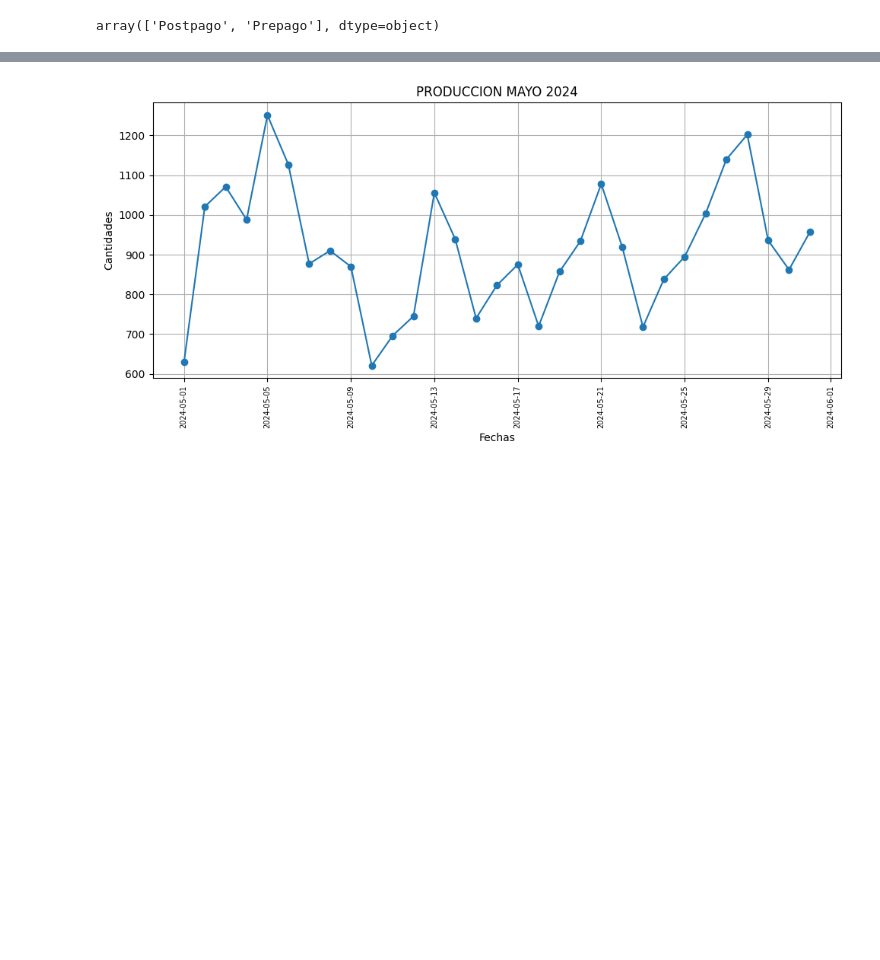
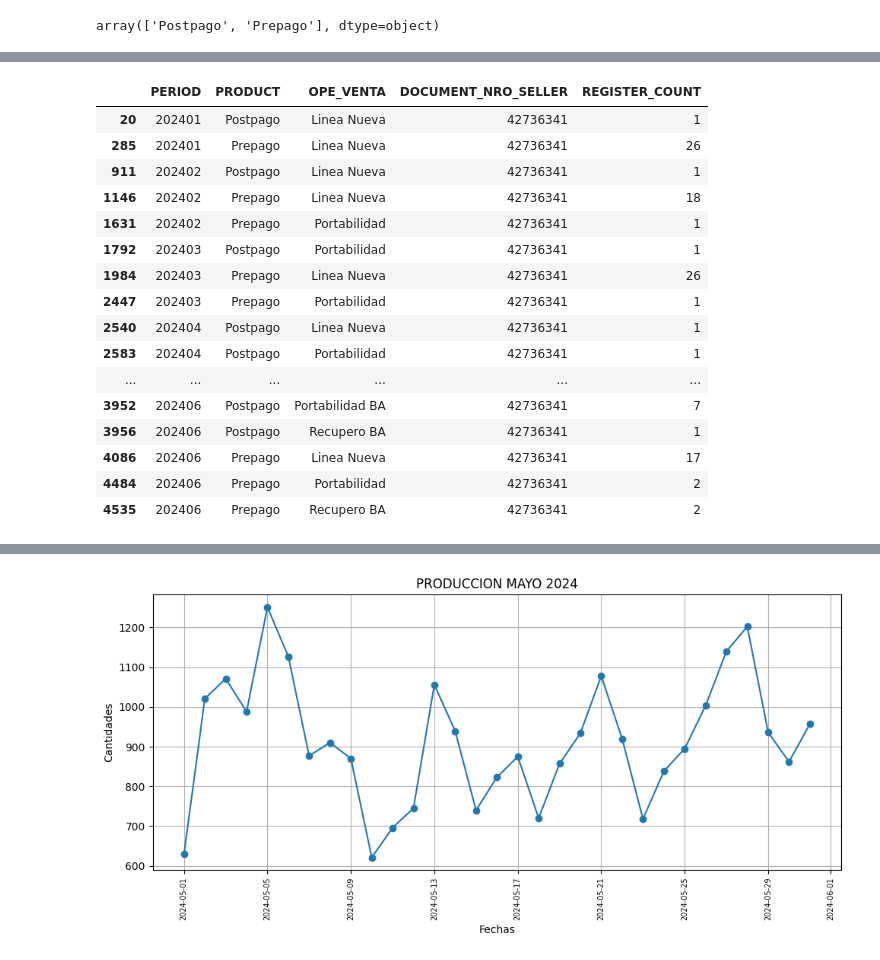
Before and after one commit to Dannielqfr/itd, a Jupyter notebook: src/source.ipynb, the cells around one changed output, grey strips where cells are left out. Drawn from its saved outputs; the diff is of its cells as text; code cells hidden in the pictures; blank space fills up the shorter version.

```diff
--- a/src/source.ipynb
+++ b/src/source.ipynb
@@ -510,0 +521,6 @@ See the caveats in the documentation: https://pandas.pydata.org/pandas-docs/stab
+# %%
+import os
+from pandasai import Agent
+
+os.environ["PANDASAI_API_KEY"]="$2a$10$i3ff9rHS26HDIouwJ968Pe9Hz8tFJyByLplGgO6TKRPcq/Nr50qkK"
+agent = Agent(data_unique)
@@ -510,0 +547,25 @@ See the caveats in the documentation: https://pandas.pydata.org/pandas-docs/stab
+# %%
+result = agent.chat("I want to know how many registers there are per PERIOD, PRODUCT, OPE_VENTA and per DOCUMENT_NRO_SELLER")
+# %%
+seller = '42736341'
+light_seller = result['DOCUMENT_NRO_SELLER']==seller
+filtered_seller = result[light_seller]
+filtered_seller
+# %% [output]
+|  | PERIOD | PRODUCT | OPE_VENTA | DOCUMENT_NRO_SELLER | REGISTER_COUNT |
+| 20 | 202401 | Postpago | Linea Nueva | 42736341 | 1 |
+| 285 | 202401 | Prepago | Linea Nueva | 42736341 | 26 |
+| 911 | 202402 | Postpago | Linea Nueva | 42736341 | 1 |
+| 1146 | 202402 | Prepago | Linea Nueva | 42736341 | 18 |
+| 1631 | 202402 | Prepago | Portabilidad | 42736341 | 1 |
+| 1792 | 202403 | Postpago | Portabilidad | 42736341 | 1 |
+| 1984 | 202403 | Prepago | Linea Nueva | 42736341 | 26 |
+| 2447 | 202403 | Prepago | Portabilidad | 42736341 | 1 |
+| 2540 | 202404 | Postpago | Linea Nueva | 42736341 | 1 |
+| 2583 | 202404 | Postpago | Portabilidad | 42736341 | 1 |
+| ... | ... | ... | ... | ... | ... |
+| 3952 | 202406 | Postpago | Portabilidad BA | 42736341 | 7 |
+| 3956 | 202406 | Postpago | Recupero BA | 42736341 | 1 |
+| 4086 | 202406 | Prepago | Linea Nueva | 42736341 | 17 |
+| 4484 | 202406 | Prepago | Portabilidad | 42736341 | 2 |
+| 4535 | 202406 | Prepago | Recupero BA | 42736341 | 2 |
```
Also changed, not shown: parts of 19 cells of this notebook, 30 other files.
